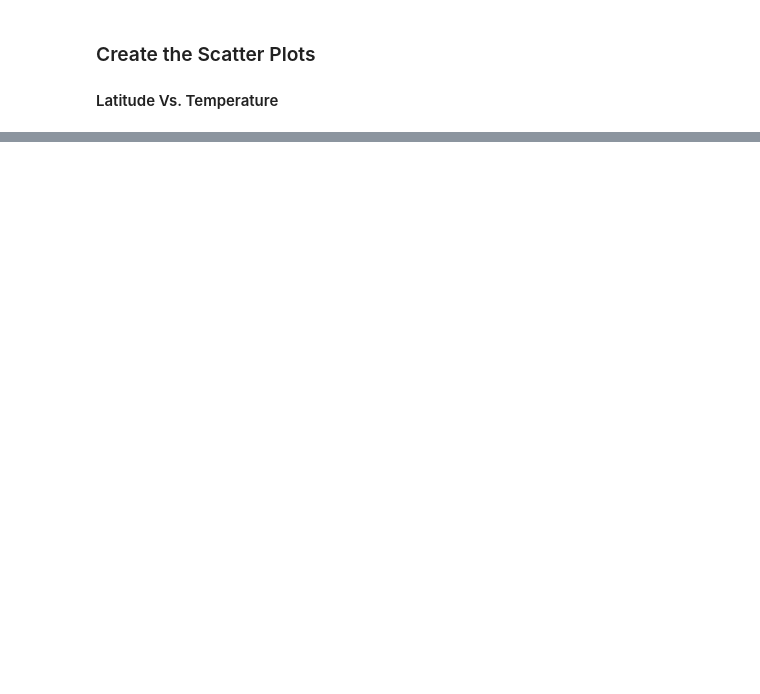
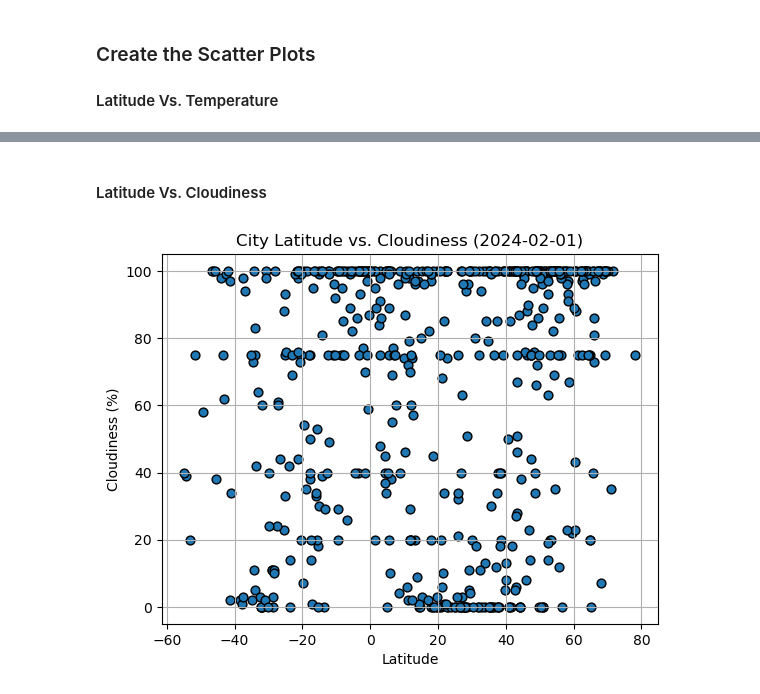
Before and after one commit to DominicT1995/Python-API-Challenge, a Jupyter notebook: WeatherPy/WeatherPy.ipynb, the cells around one changed output, grey strips where cells are left out. Cells and saved outputs as stored; diff of their text form; code cells hidden in the pictures; blank space fills up the shorter version.

```diff
--- a/WeatherPy/WeatherPy.ipynb
+++ b/WeatherPy/WeatherPy.ipynb
@@ -190,0 +217,10 @@ city_data_df.head()
+# %% [markdown]
+#### Latitude Vs. Cloudiness
+# %%
+# Build the scatter plots for latitude vs. cloudiness
+city_data_df.plot(kind="scatter", x="Lat", y="Cloudiness", title="City Latitude vs. Cloudiness (2024-02-01)",
+                  xlabel="Latitude", ylabel="Cloudiness (%)", edgecolors="black", s=40, grid=True)
+
+plt.show()
+# %% [output]
+[figure, added]
```
Also changed, not shown: parts of 28 cells of this notebook.
